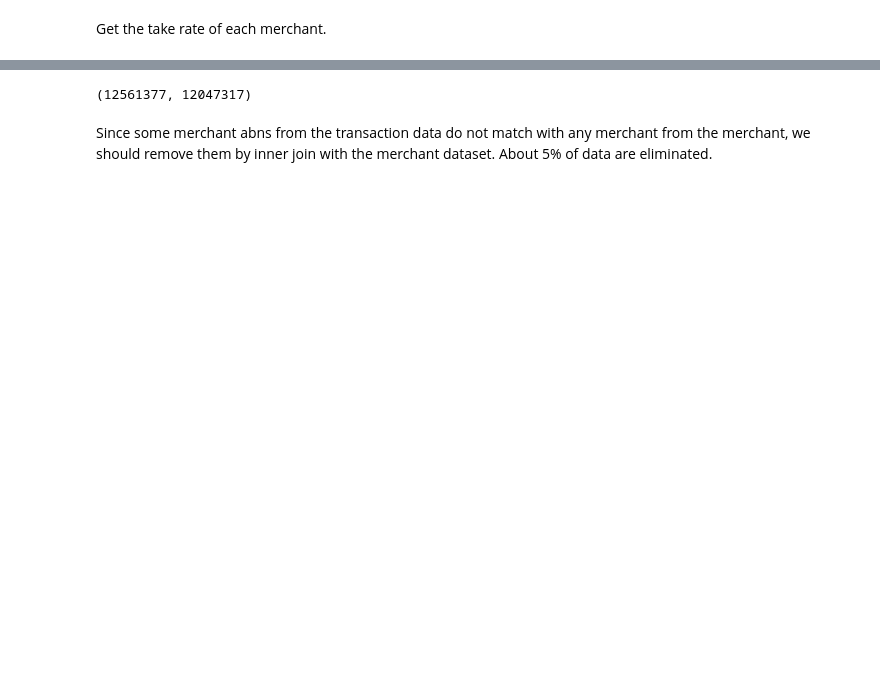
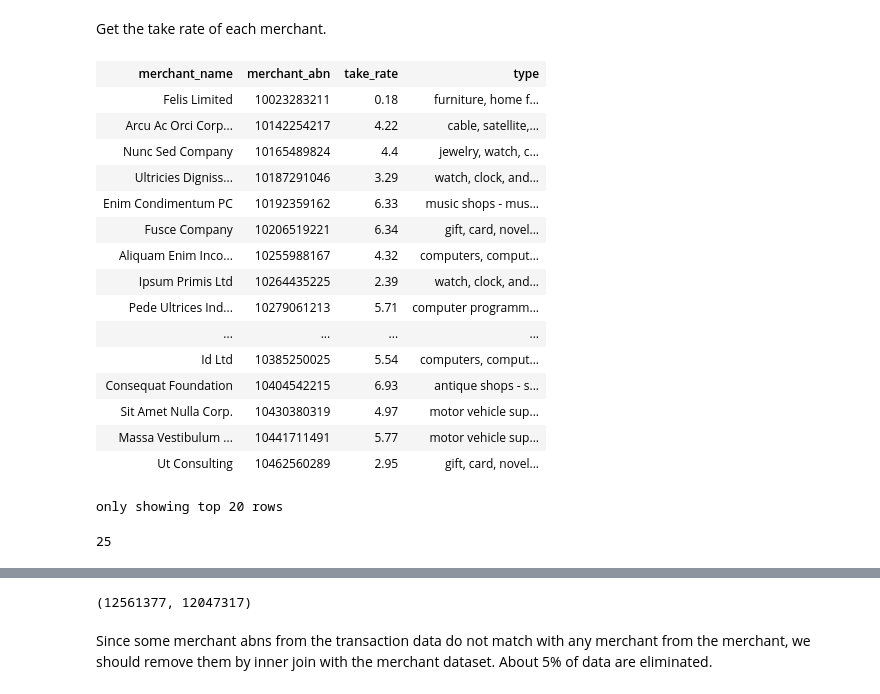
Before and after one commit to MAST30034-Applied-Data-Science/generic-buy-now-pay-later-project-group-33, a Jupyter notebook: notebooks/preliminary analysis.ipynb, the cells around one changed output, grey strips where cells are left out. Saved outputs shown, nothing was run; the diff lists cells and outputs as text; code cells hidden in the pictures; blank space fills up the shorter version.

```diff
--- a/notebooks/preliminary analysis.ipynb
+++ b/notebooks/preliminary analysis.ipynb
@@ -12,5 +12,7 @@ spark = (
     SparkSession.builder.appName("MAST30034 Project 2")
     .config("spark.sql.repl.eagerEval.enabled", True)
     .config("spark.sql.parquet.cacheMetadata", "true")
+    .config("spark.executor.memory", "2g")
+    .config("spark.driver.memory", "4g")
     .getOrCreate()
 )
@@ -40,8 +48,8 @@ Number of null value in postcode : 0
 Number of null value in gender : 0
 Number of null value in consumer_id : 0
 # %%
-merchant_df = spark.read.parquet('../data/tables/tbl_merchants.parquet').withColumnRenamed('name','merchant_name')
-check_null_value(merchant_df)
+raw_merchant_df = spark.read.parquet('../data/tables/tbl_merchants.parquet').withColumnRenamed('name','merchant_name')
+check_null_value(raw_merchant_df)
 # %% [output]
 Number of null value in merchant_name : 0
 Number of null value in tags : 0
@@ -90,0 +128,26 @@ merchant_df = merchant_df.withColumn('tags_string', split(merchant_df['tags'], '
+# %%
+merchant_df
+# %% [output]
+| merchant_name | merchant_abn | take_rate | type |
+| Felis Limited | 10023283211 | 0.18 | furniture, home f... |
+| Arcu Ac Orci Corp... | 10142254217 | 4.22 | cable, satellite,... |
+| Nunc Sed Company | 10165489824 | 4.4 | jewelry, watch, c... |
+| Ultricies Digniss... | 10187291046 | 3.29 | watch, clock, and... |
+| Enim Condimentum PC | 10192359162 | 6.33 | music shops - mus... |
+| Fusce Company | 10206519221 | 6.34 | gift, card, novel... |
+| Aliquam Enim Inco... | 10255988167 | 4.32 | computers, comput... |
+| Ipsum Primis Ltd | 10264435225 | 2.39 | watch, clock, and... |
+| Pede Ultrices Ind... | 10279061213 | 5.71 | computer programm... |
+| ... | ... | ... | ... |
+| Id Ltd | 10385250025 | 5.54 | computers, comput... |
+| Consequat Foundation | 10404542215 | 6.93 | antique shops - s... |
+| Sit Amet Nulla Corp. | 10430380319 | 4.97 | motor vehicle sup... |
+| Massa Vestibulum ... | 10441711491 | 5.77 | motor vehicle sup... |
+| Ut Consulting | 10462560289 | 2.95 | gift, card, novel... |
+only showing top 20 rows
+# %%
+merchant_type = merchant_df.groupBy('type')\
+                  .agg(F.count('type').alias('count'), )
+merchant_type.count()
+# %% [output]
+25
```
Also changed, not shown: parts of 17 cells of this notebook, 1 other file.
